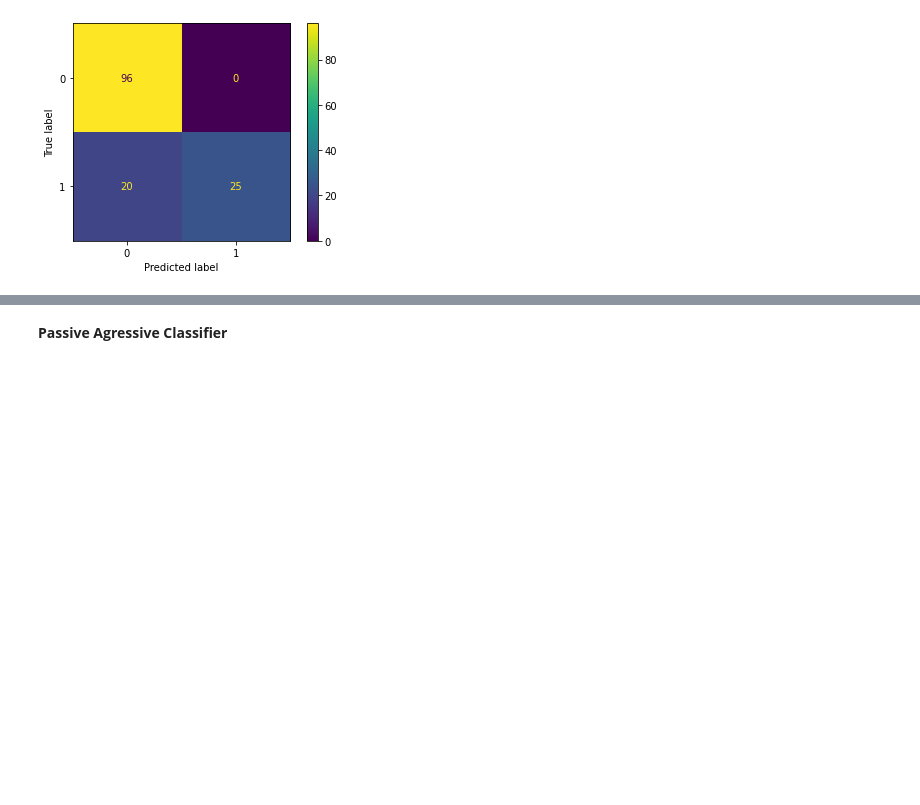
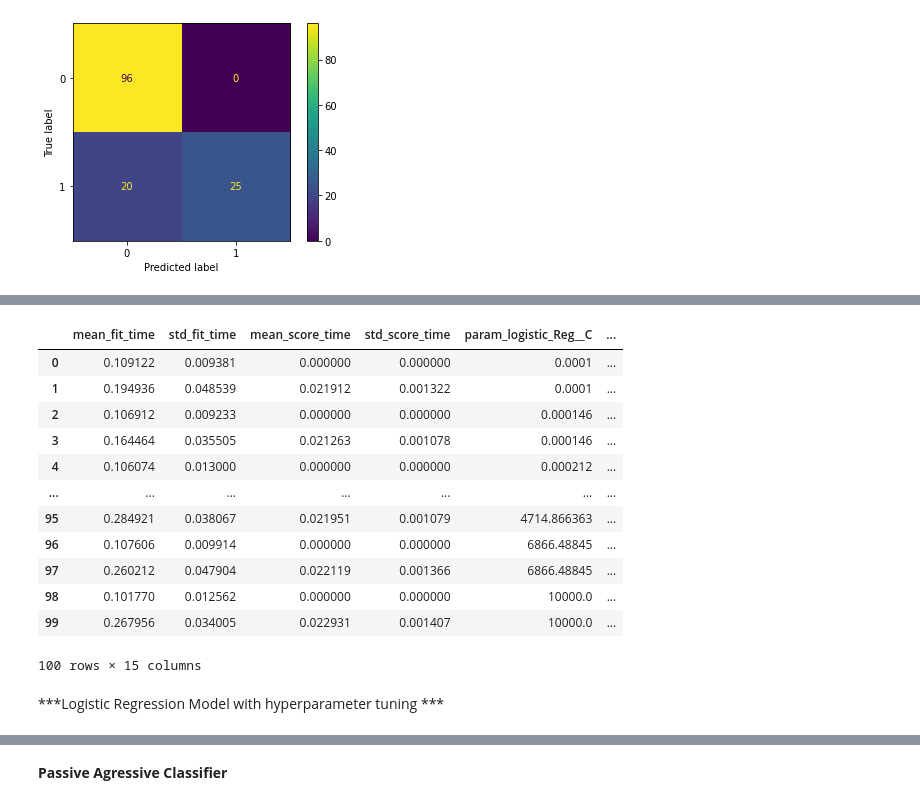
Before and after one commit to MariaFernandaOrtega/NLP-Project, a Jupyter notebook: Spanish_news_preprocessing_and_models.ipynb, the cells around one changed output, grey strips where cells are left out. Cells and saved outputs as stored; diff of their text form; code cells hidden in the pictures; blank space fills up the shorter version.

```diff
--- a/Spanish_news_preprocessing_and_models.ipynb
+++ b/Spanish_news_preprocessing_and_models.ipynb
@@ -339,0 +344,18 @@ _ = ConfusionMatrixDisplay.from_estimator(bundled_pipeline, X_test, y_test)
+# %%
+from sklearn.model_selection import GridSearchCV
+
+TF_1=TfidfVectorizer()
+logistic=LogisticRegression()
+
+pipe = Pipeline(steps=[('TF', TF_1),
+                           ('logistic_Reg', logistic)])
+
+
+C = np.logspace(-4, 4, 50)
+penalty = ['l1', 'l2']
+
+parameters = dict(logistic_Reg__C=C,
+                      logistic_Reg__penalty=penalty)
+# %%
+clf_GS = GridSearchCV(pipe, parameters)
+clf_GS.fit(X_train, y_train)
@@ -339,0 +393,18 @@ _ = ConfusionMatrixDisplay.from_estimator(bundled_pipeline, X_test, y_test)
+# %%
+pd.DataFrame(clf_GS.cv_results_)
+# %% [output]
+|  | mean_fit_time | std_fit_time | mean_score_time | std_score_time | param_logistic_Reg__C | ... |
+| 0 | 0.109122 | 0.009381 | 0.000000 | 0.000000 | 0.0001 | ... |
+| 1 | 0.194936 | 0.048539 | 0.021912 | 0.001322 | 0.0001 | ... |
+| 2 | 0.106912 | 0.009233 | 0.000000 | 0.000000 | 0.000146 | ... |
+| 3 | 0.164464 | 0.035505 | 0.021263 | 0.001078 | 0.000146 | ... |
+| 4 | 0.106074 | 0.013000 | 0.000000 | 0.000000 | 0.000212 | ... |
+| ... | ... | ... | ... | ... | ... | ... |
+| 95 | 0.284921 | 0.038067 | 0.021951 | 0.001079 | 4714.866363 | ... |
+| 96 | 0.107606 | 0.009914 | 0.000000 | 0.000000 | 6866.48845 | ... |
+| 97 | 0.260212 | 0.047904 | 0.022119 | 0.001366 | 6866.48845 | ... |
+| 98 | 0.101770 | 0.012562 | 0.000000 | 0.000000 | 10000.0 | ... |
+| 99 | 0.267956 | 0.034005 | 0.022931 | 0.001407 | 10000.0 | ... |
+100 rows × 15 columns
+# %% [markdown]
+***Logistic Regression Model with hyperparameter tuning ***
```
Also changed, not shown: parts of 14 cells of this notebook.
